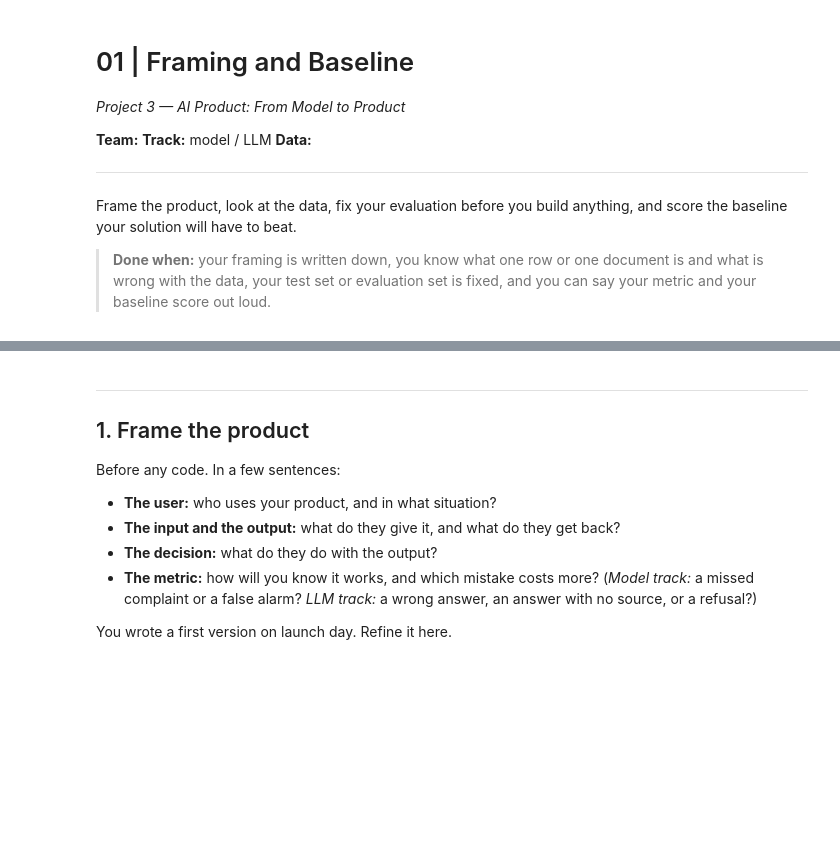
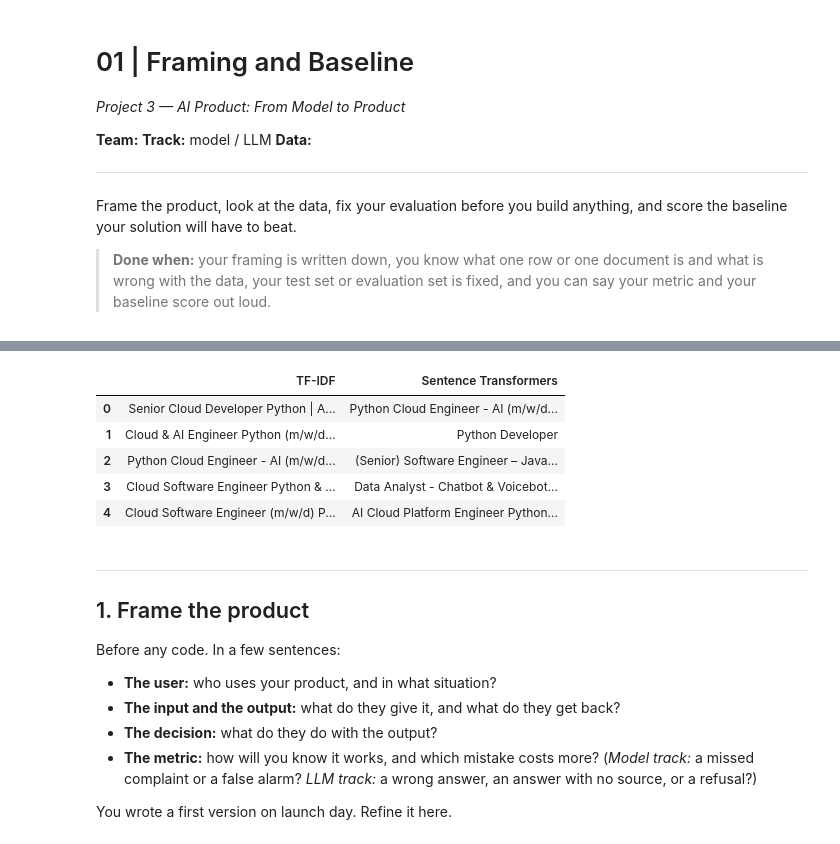
Before and after one commit to rekha-cyber/find-job-lab, a Jupyter notebook: notebooks/01_framing_and_baseline.ipynb, the cells around one changed output, grey strips where cells are left out. Saved outputs shown, nothing was run; the diff lists cells and outputs as text; code cells hidden in the pictures; blank space fills up the shorter version.

```diff
--- a/notebooks/01_framing_and_baseline.ipynb
+++ b/notebooks/01_framing_and_baseline.ipynb
@@ -32,0 +244,38 @@ sns.set_theme(style="whitegrid")
+# %%
+from sentence_transformers import SentenceTransformer
+from sklearn.metrics.pairwise import cosine_similarity
+
+# Load pretrained embedding model
+model = SentenceTransformer(
+    "sentence-transformers/paraphrase-multilingual-MiniLM-L12-v2"
+)
+
+# Encode candidate and job descriptions
+candidate_embedding = model.encode([candidate_text])
+
+job_embeddings = model.encode(
+    df["job_text"].tolist(),
+    show_progress_bar=True
+)
+
+# Calculate semantic similarity
+semantic_scores = cosine_similarity(
+    candidate_embedding,
+    job_embeddings
+).flatten()
+
+df["semantic_score"] = semantic_scores
+# %%
+comparison = pd.DataFrame({
+    "TF-IDF": df.nlargest(5, "tfidf_score")["title"].tolist(),
+    "Sentence Transformers": df.nlargest(5, "semantic_score")["title"].tolist()
+})
+
+display(comparison)
+# %% [output]
+|  | TF-IDF | Sentence Transformers |
+| 0 | Senior Cloud Developer Python | A... | Python Cloud Engineer - AI (m/w/d... |
+| 1 | Cloud & AI Engineer Python (m/w/d... | Python Developer |
+| 2 | Python Cloud Engineer - AI (m/w/d... | (Senior) Software Engineer – Java... |
+| 3 | Cloud Software Engineer Python & ... | Data Analyst - Chatbot & Voicebot... |
+| 4 | Cloud Software Engineer (m/w/d) P... | AI Cloud Platform Engineer Python... |
```
Also changed, not shown: parts of 15 cells of this notebook, 7 other files.
